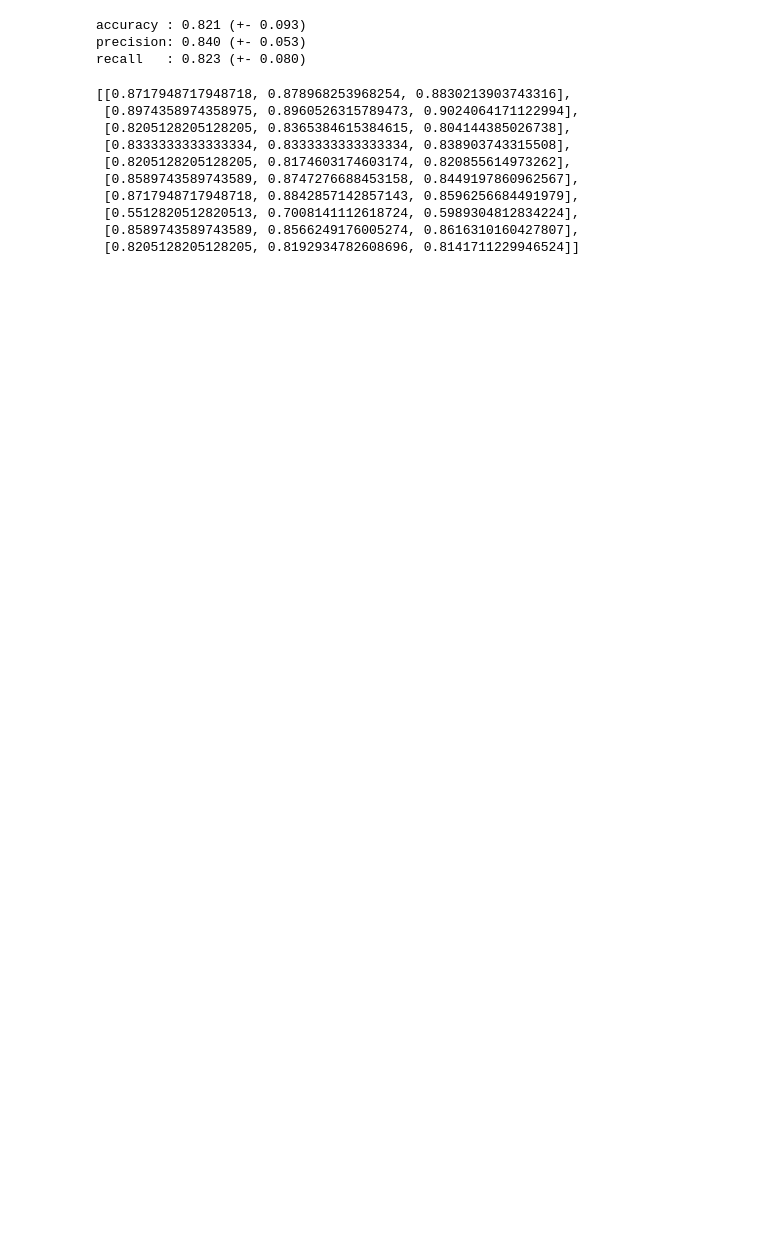
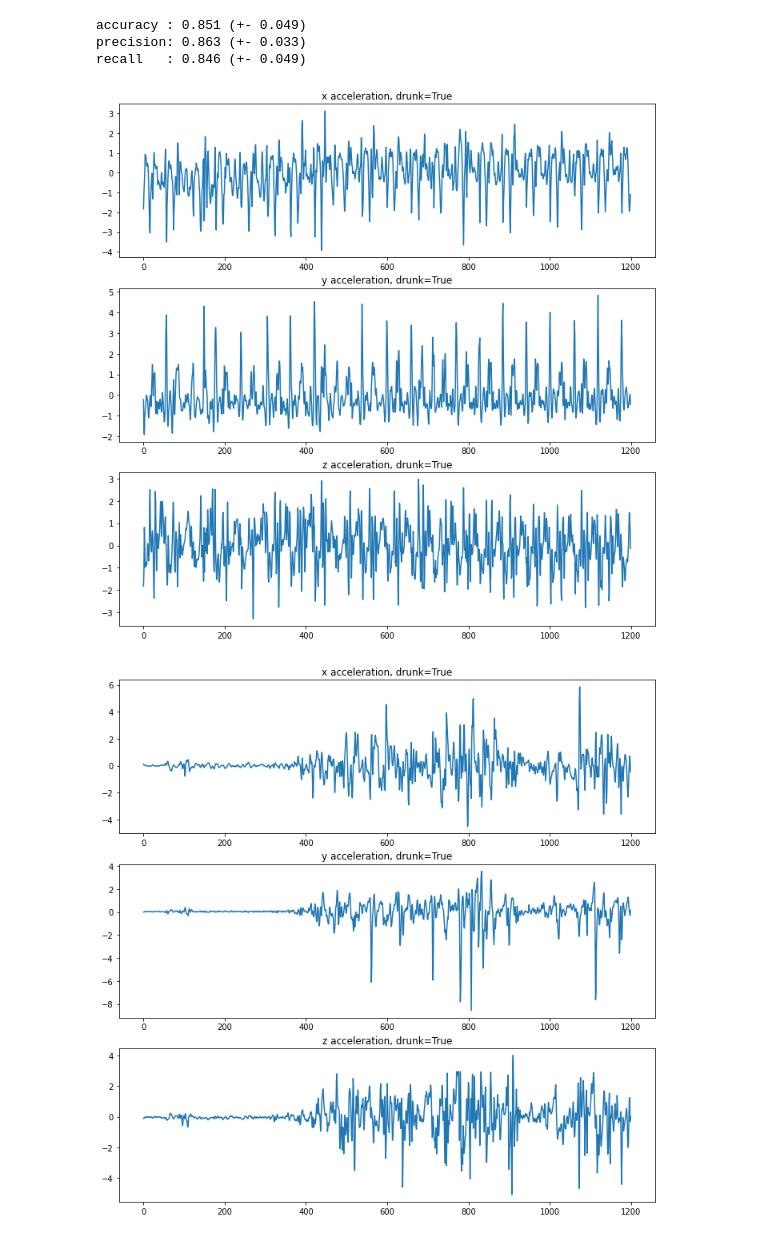
Before and after one commit to Nat-133/accelerometer-catagorization, a Jupyter notebook: training.ipynb, the cells around one changed output. Drawn from its saved outputs; the diff is of its cells as text; code cells hidden in the pictures; blank space fills up the shorter version.

Commit message:
false +/- investigation

```diff
--- a/training.ipynb
+++ b/training.ipynb
@@ -113,6 +113,3 @@ def trainModel(X, y):
     model.fit(X, y, epochs=6, batch_size=32)
 
     return model
-
-model = trainModel(X_train, y_train)
-model.evaluate(X_test, y_test, batch_size=32, verbose=0)
@@ -188,18 +175,23 @@ def summarize_results(scores):
 	#print('Accuracy: %.3f%% (+/-%.3f)' % (m, s))
 
 summarize_results(scores)
-scores
 # %% [output]
-accuracy : 0.821 (+- 0.093)
-precision: 0.840 (+- 0.053)
-recall   : 0.823 (+- 0.080)
+accuracy : 0.851 (+- 0.049)
+precision: 0.863 (+- 0.033)
+recall   : 0.846 (+- 0.049)
-[[0.8717948717948718, 0.878968253968254, 0.8830213903743316],
- [0.8974358974358975, 0.8960526315789473, 0.9024064171122994],
- [0.8205128205128205, 0.8365384615384615, 0.804144385026738],
- [0.8333333333333334, 0.8333333333333334, 0.838903743315508],
- [0.8205128205128205, 0.8174603174603174, 0.820855614973262],
- [0.8589743589743589, 0.8747276688453158, 0.8449197860962567],
- [0.8717948717948718, 0.8842857142857143, 0.8596256684491979],
- [0.5512820512820513, 0.7008141112618724, 0.5989304812834224],
- [0.8589743589743589, 0.8566249176005274, 0.8616310160427807],
- [0.8205128205128205, 0.8192934782608696, 0.8141711229946524]]
+# %%
+def getFalseNegatives(X, prediction, y):
+    grndPositives = y.T[0] == 1
+    predNegatives = prediction.T[1] == 1
+    falseNegatives = np.logical_and(grndPositives, predNegatives)
+    return X[falseNegatives]
+
+falseNegatives = getFalseNegatives(X_test, predictions[0], y_test)
+
+
+for n in falseNegatives:
+    fig, axes = plt.subplots(nrows=3, figsize=(12,12))
+    plot(axes, n, True)
+# %% [output]
+[figure, added]
+[figure, added]
```
Also changed, not shown: parts of 4 cells of this notebook, 1 other file.
